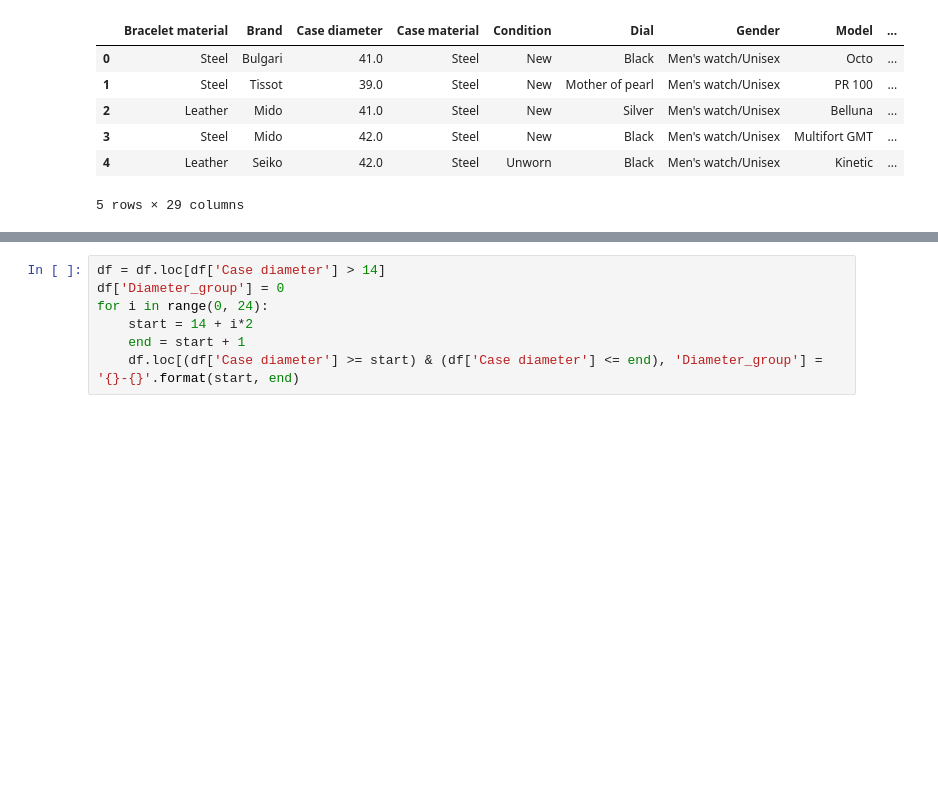
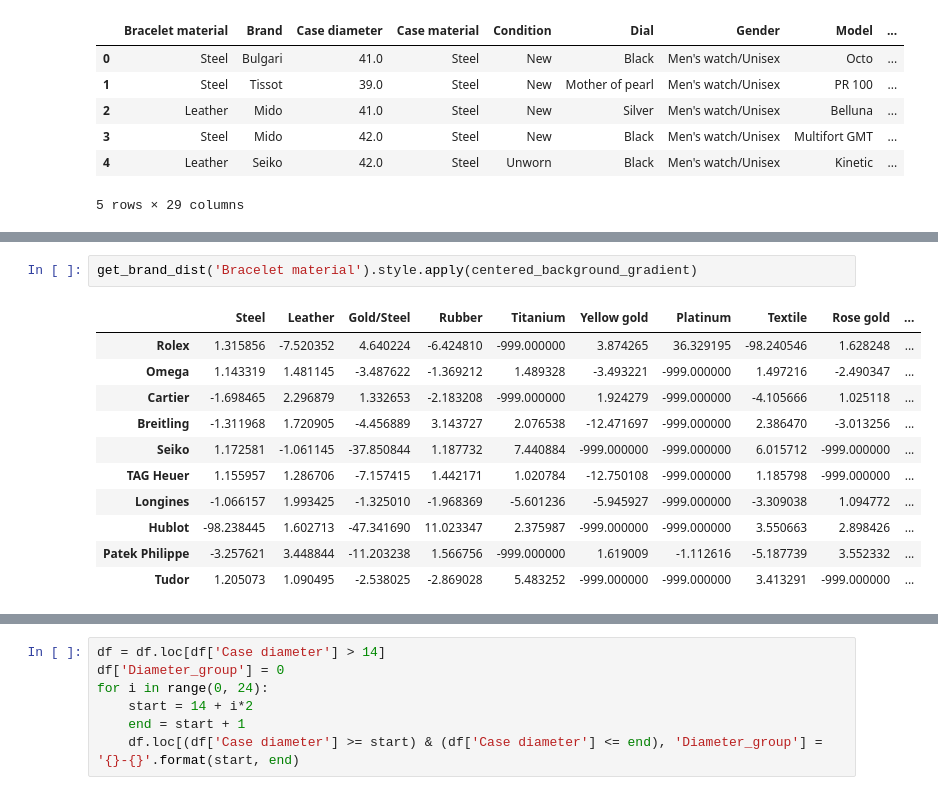
Before and after one commit to Ortgies/chrono, a Jupyter notebook: classification.ipynb, the cells around one changed output, grey strips where cells are left out. Drawn from its saved outputs; the diff is of its cells as text; blank space fills up the shorter version.

```diff
--- a/classification.ipynb
+++ b/classification.ipynb
@@ -47,0 +154,14 @@ Name: Model, dtype: int64
+# %%
+get_brand_dist('Bracelet material').style.apply(centered_background_gradient)
+# %% [output]
+|  | Steel | Leather | Gold/Steel | Rubber | Titanium | Yellow gold | Platinum | Textile | Rose gold | ... |
+| Rolex | 1.315856 | -7.520352 | 4.640224 | -6.424810 | -999.000000 | 3.874265 | 36.329195 | -98.240546 | 1.628248 | ... |
+| Omega | 1.143319 | 1.481145 | -3.487622 | -1.369212 | 1.489328 | -3.493221 | -999.000000 | 1.497216 | -2.490347 | ... |
+| Cartier | -1.698465 | 2.296879 | 1.332653 | -2.183208 | -999.000000 | 1.924279 | -999.000000 | -4.105666 | 1.025118 | ... |
+| Breitling | -1.311968 | 1.720905 | -4.456889 | 3.143727 | 2.076538 | -12.471697 | -999.000000 | 2.386470 | -3.013256 | ... |
+| Seiko | 1.172581 | -1.061145 | -37.850844 | 1.187732 | 7.440884 | -999.000000 | -999.000000 | 6.015712 | -999.000000 | ... |
+| TAG Heuer | 1.155957 | 1.286706 | -7.157415 | 1.442171 | 1.020784 | -12.750108 | -999.000000 | 1.185798 | -999.000000 | ... |
+| Longines | -1.066157 | 1.993425 | -1.325010 | -1.968369 | -5.601236 | -5.945927 | -999.000000 | -3.309038 | 1.094772 | ... |
+| Hublot | -98.238445 | 1.602713 | -47.341690 | 11.023347 | 2.375987 | -999.000000 | -999.000000 | 3.550663 | 2.898426 | ... |
+| Patek Philippe | -3.257621 | 3.448844 | -11.203238 | 1.566756 | -999.000000 | 1.619009 | -1.112616 | -5.187739 | 3.552332 | ... |
+| Tudor | 1.205073 | 1.090495 | -2.538025 | -2.869028 | 5.483252 | -999.000000 | -999.000000 | 3.413291 | -999.000000 | ... |
```
Also changed, not shown: parts of 47 cells of this notebook, 8 other files.
